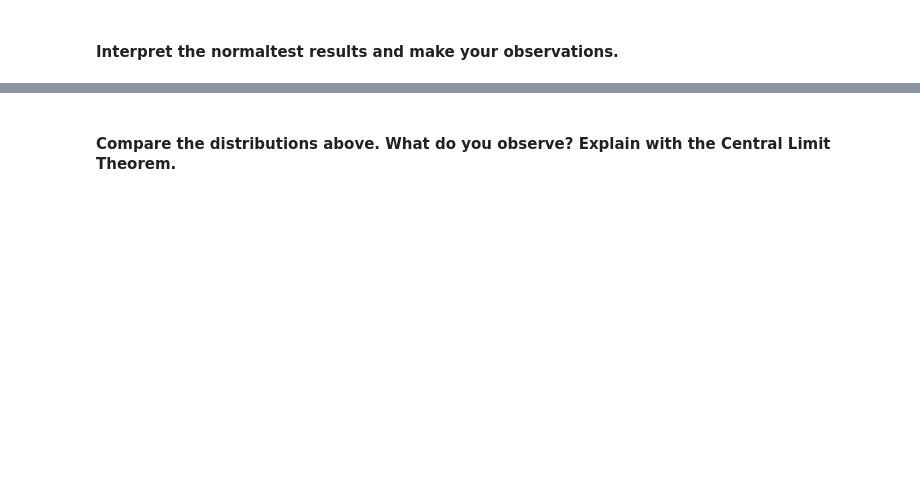
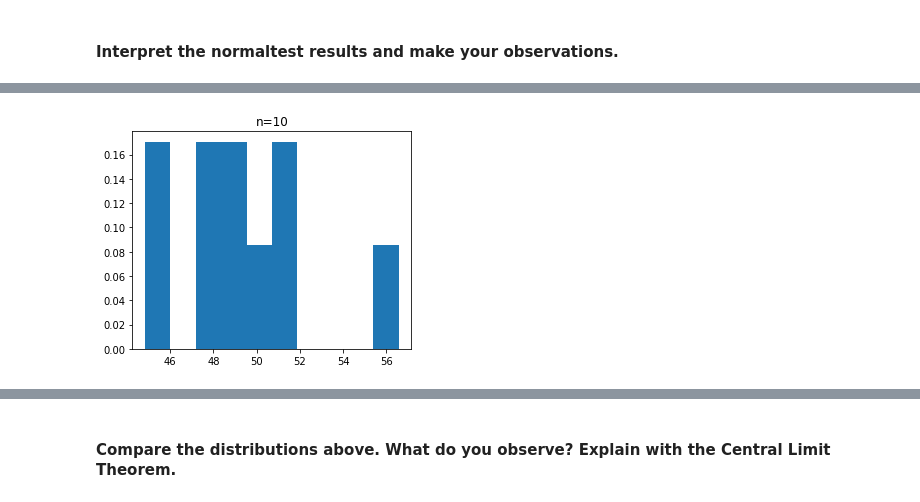
Before and after one commit to ta-data-bcn/lab-probability-dist, a Jupyter notebook: your_code/main.ipynb, the cells around one changed output, grey strips where cells are left out. Cells and saved outputs as stored; diff of their text form; code cells hidden in the pictures; blank space fills up the shorter version.

```diff
--- a/your_code/main.ipynb
+++ b/your_code/main.ipynb
@@ -18,0 +21,5 @@ Use mean=50, standard_deviation=5, and sample_size=[10, 50, 500, 5000] to genera
+# %%
+# Your code here
+sample_size=[10, 50, 500, 5000]
+random_normal_1 = np.random.normal(50, 5, sample_size[0] )
+random_normal_1
@@ -34,0 +71,13 @@ Use matplotlib to plot a histogram of each sample.
+# %%
+# Your code here
+fig, ax = plt.subplots(1, 1)
+
+fig.set_figwidth(5)
+
+plt.hist(random_normal_1, bins=10, density = True)
+
+ax.set_title('n=10')
+
+plt.show()
+# %% [output]
+[figure, added]
```
Also changed, not shown: parts of 38 cells of this notebook.
